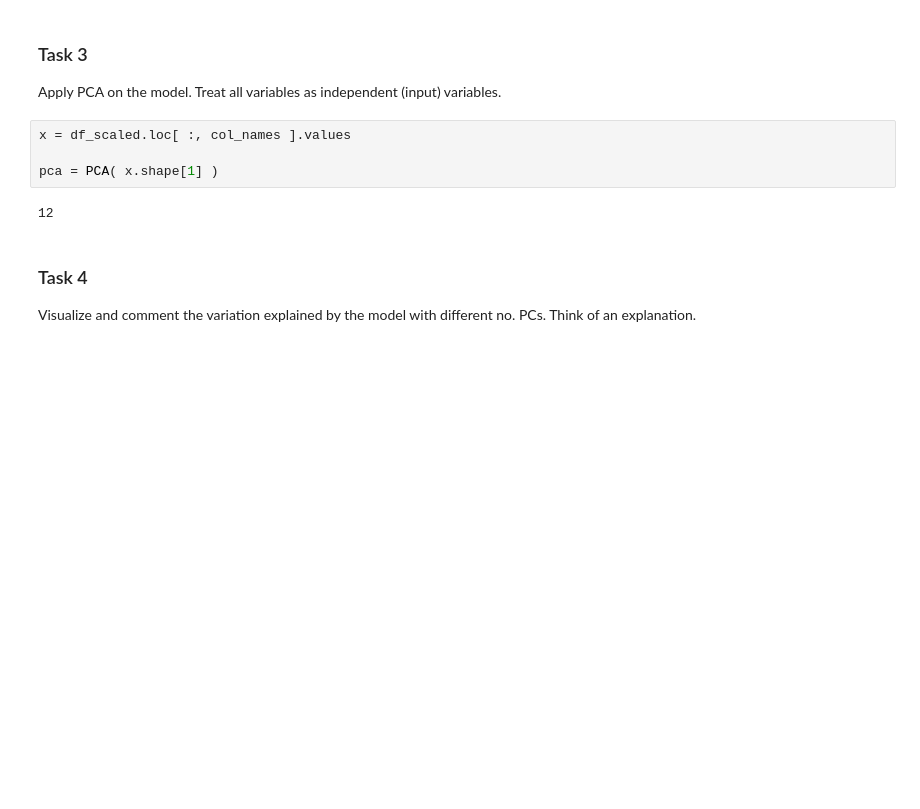
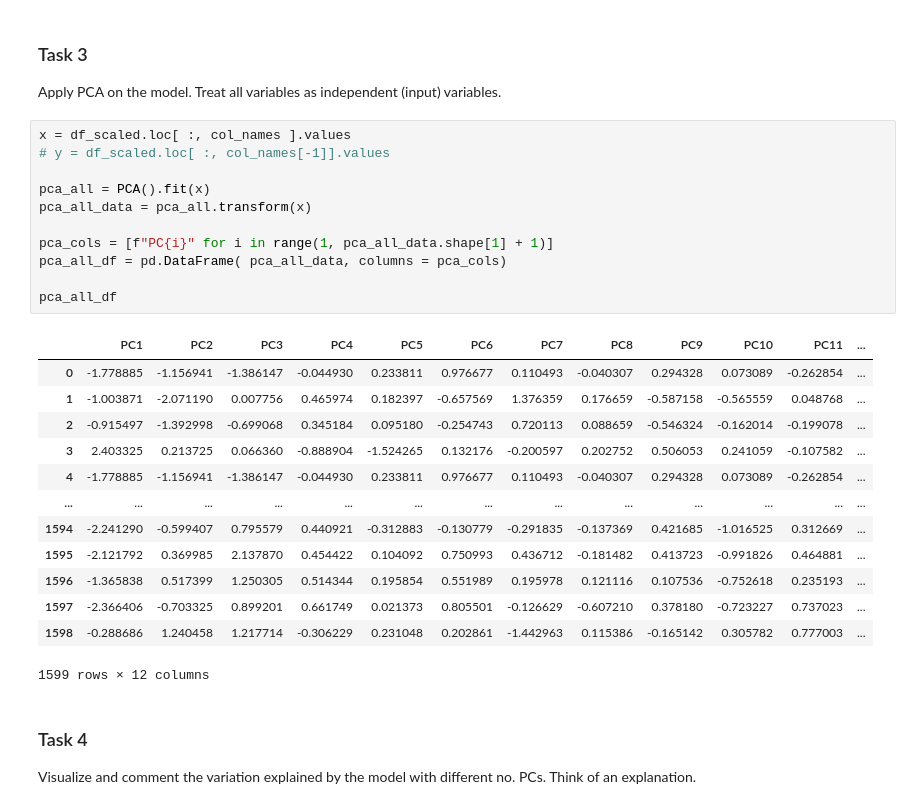
Before and after one commit to Erikkui/adaml-2024fall, a Jupyter notebook: week-02/week-02-tasks.ipynb, the cells around one changed output. Saved outputs shown, nothing was run; the diff lists cells and outputs as text; blank space fills up the shorter version.

```diff
--- a/week-02/week-02-tasks.ipynb
+++ b/week-02/week-02-tasks.ipynb
@@ -56,12 +56,31 @@ plt.show()
 # %% [markdown]
 ### Task 3
 Apply PCA on the model. Treat all variables as independent (input) variables.
-# %%
-x = df_scaled.loc[ :, col_names ].values
-
-pca = PCA( x.shape[1] )
-# %% [output]
-12
+# %%
+x = df_scaled.loc[ :, col_names ].values
+# y = df_scaled.loc[ :, col_names[-1]].values
+
+pca_all = PCA().fit(x)
+pca_all_data = pca_all.transform(x)
+
+pca_cols = [f"PC{i}" for i in range(1, pca_all_data.shape[1] + 1)]
+pca_all_df = pd.DataFrame( pca_all_data, columns = pca_cols)
+
+pca_all_df
+# %% [output]
+|  | PC1 | PC2 | PC3 | PC4 | PC5 | PC6 | PC7 | PC8 | PC9 | PC10 | PC11 | ... |
+| 0 | -1.778885 | -1.156941 | -1.386147 | -0.044930 | 0.233811 | 0.976677 | 0.110493 | -0.040307 | 0.294328 | 0.073089 | -0.262854 | ... |
+| 1 | -1.003871 | -2.071190 | 0.007756 | 0.465974 | 0.182397 | -0.657569 | 1.376359 | 0.176659 | -0.587158 | -0.565559 | 0.048768 | ... |
+| 2 | -0.915497 | -1.392998 | -0.699068 | 0.345184 | 0.095180 | -0.254743 | 0.720113 | 0.088659 | -0.546324 | -0.162014 | -0.199078 | ... |
+| 3 | 2.403325 | 0.213725 | 0.066360 | -0.888904 | -1.524265 | 0.132176 | -0.200597 | 0.202752 | 0.506053 | 0.241059 | -0.107582 | ... |
+| 4 | -1.778885 | -1.156941 | -1.386147 | -0.044930 | 0.233811 | 0.976677 | 0.110493 | -0.040307 | 0.294328 | 0.073089 | -0.262854 | ... |
+| ... | ... | ... | ... | ... | ... | ... | ... | ... | ... | ... | ... | ... |
+| 1594 | -2.241290 | -0.599407 | 0.795579 | 0.440921 | -0.312883 | -0.130779 | -0.291835 | -0.137369 | 0.421685 | -1.016525 | 0.312669 | ... |
+| 1595 | -2.121792 | 0.369985 | 2.137870 | 0.454422 | 0.104092 | 0.750993 | 0.436712 | -0.181482 | 0.413723 | -0.991826 | 0.464881 | ... |
+| 1596 | -1.365838 | 0.517399 | 1.250305 | 0.514344 | 0.195854 | 0.551989 | 0.195978 | 0.121116 | 0.107536 | -0.752618 | 0.235193 | ... |
+| 1597 | -2.366406 | -0.703325 | 0.899201 | 0.661749 | 0.021373 | 0.805501 | -0.126629 | -0.607210 | 0.378180 | -0.723227 | 0.737023 | ... |
+| 1598 | -0.288686 | 1.240458 | 1.217714 | -0.306229 | 0.231048 | 0.202861 | -1.442963 | 0.115386 | -0.165142 | 0.305782 | 0.777003 | ... |
+1599 rows × 12 columns
 # %% [markdown]
 ### Task 4
 Visualize and comment the variation explained by the model with different no. PCs. Think of an explanation.
```
Also changed, not shown: parts of 5 cells of this notebook.
